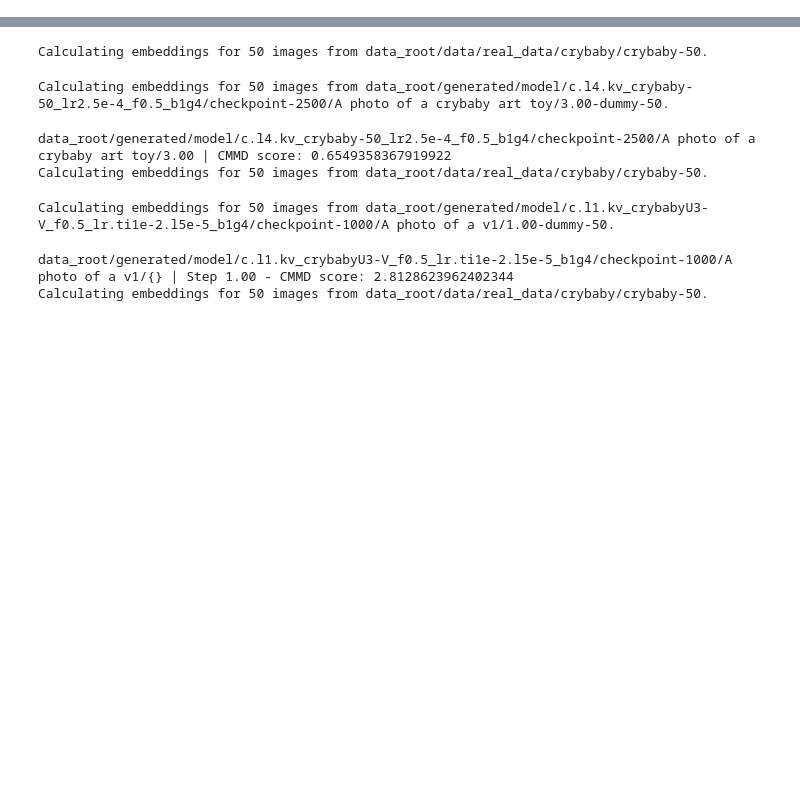
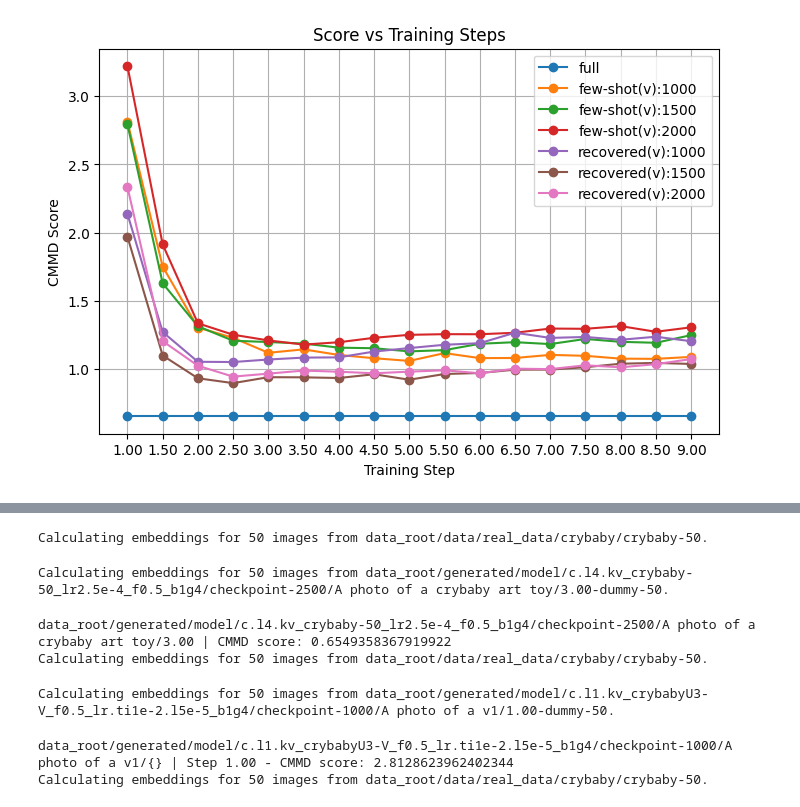
Before and after one commit to nessessence/UUL, a Jupyter notebook: cmmd_evaluate.ipynb, the cells around one changed output, grey strips where cells are left out. Saved outputs shown, nothing was run; the diff lists cells and outputs as text; code cells hidden in the pictures; blank space fills up the shorter version.

Commit message:
precompute score and features & fix max_n for kid

```diff
--- a/cmmd_evaluate.ipynb
+++ b/cmmd_evaluate.ipynb
@@ -122,19 +26,0 @@ def compute_distribution_score_multiexp(gen_img_paths, ref_img_path, steps, labe
-# %%
-
-
-gen_img_paths = [
-    # "data_root/generated/general_concepts/A photo of a toy",
-    # "data_root/generated/model/c.l4.kv_crybaby-50_lr2.5e-4_f0.5_b1g4/checkpoint-2500/A photo of a crybaby art toy/7.50",
-    # "data_root/generated/model/erase_crybaby.object_lr2.5e-4/A photo of a crybaby art toy/7.50",
-    # "data_root/generated/model/c.l1.kv_crybabyU3_f0.5_lr.ti1e-2.l5e-5_b1g4/checkpoint-1000/A photo of a crybaby art toy/{}",
-    "data_root/generated/model/c.l1.kv_crybabyU3-V_f0.5_lr.ti1e-2.l5e-5_b1g4/checkpoint-1000/A photo of a v1/{}",
-    # "data_root/generated/model/uul_crybaby.object_c.l1.kv_crybabyU3_f0.5_lr.ti1e-2.l5e-5_b1g4/checkpoint-1000/A photo of a crybaby art toy/{}",
-    "data_root/generated/model/uul_crybaby.object_c.l1.kv_crybabyU3-V_f0.5_lr.ti1e-2.l5e-5_b1g4/checkpoint-1000/A photo of a v1/{}"
-]
-ref_img_path = "data_root/data/real_data/crybaby/crybaby-50"
-cfgs = [ f'{cfg:.2f}' for cfg in np.arange(1.0, 9.0 + 0.5, 0.5).tolist()]
-# steps = [3250, 3500, 3750, 4000, 4250, 4500]
-# labels = ["general concept","full","erased","few-shot","few-shot(v)", "recovered","recovered(v)"]
-labels = ["few-shot(v)","recovered(v)"]
-
-compute_distribution_score_multiexp(gen_img_paths, ref_img_path, cfgs, labels, device=device, n_max_gen_img=50, method='cmmd')
@@ -159,0 +182,24 @@ Calculating embeddings for 50 images from data_root/generated/model/c.l1.kv_cryb
+# %%
+
+gen_img_paths = [
+    # "data_root/generated/general_concepts/A photo of a toy/{}",
+    "data_root/generated/model/c.l4.kv_crybaby-50_lr2.5e-4_f0.5_b1g4/checkpoint-2500/A photo of a crybaby art toy/3.00",
+    # "data_root/generated/model/erase_crybaby.object_lr2.5e-4/A photo of a crybaby art toy/{}",
+    # "data_root/generated/model/c.l1.kv_crybabyU3_f0.5_lr.ti1e-2.l5e-5_b1g4/checkpoint-1000/A photo of a crybaby art toy/{}",
+    "data_root/generated/model/c.l1.kv_crybabyU3-V_f0.5_lr.ti1e-2.l5e-5_b1g4/checkpoint-1000/A photo of a v1/{}",
+    "data_root/generated/model/c.l1.kv_crybabyU3-V_f0.5_lr.ti1e-2.l5e-5_b1g4/checkpoint-1500/A photo of a v1/{}",
+    "data_root/generated/model/c.l1.kv_crybabyU3-V_f0.5_lr.ti1e-2.l5e-5_b1g4/checkpoint-2000/A photo of a v1/{}",
+    # "data_root/generated/model/uul_crybaby.object_c.l1.kv_crybabyU3_f0.5_lr.ti1e-2.l5e-5_b1g4/checkpoint-1000/A photo of a crybaby art toy/{}",
+    "data_root/generated/model/uul_crybaby.object_c.l1.kv_crybabyU3-V_f0.5_lr.ti1e-2.l5e-5_b1g4/checkpoint-1000/A photo of a v1/{}",
+    "data_root/generated/model/uul_crybaby.object_c.l1.kv_crybabyU3-V_f0.5_lr.ti1e-2.l5e-5_b1g4/checkpoint-1500/A photo of a v1/{}",
+    "data_root/generated/model/uul_crybaby.object_c.l1.kv_crybabyU3-V_f0.5_lr.ti1e-2.l5e-5_b1g4/checkpoint-2000/A photo of a v1/{}",
+]
+ref_img_path = "data_root/data/real_data/crybaby/crybaby-50"
+cfgs = [ f'{cfg:.2f}' for cfg in np.arange(1.0, 9.0 + 0.5, 0.5).tolist()]
+# steps = [3250, 3500, 3750, 4000, 4250, 4500]
+# labels = ["general concept","full","erased","few-shot","few-shot(v)", "recovered","recovered(v)"]
+labels = ["general concept","full","erase","few-shot(v):1000","few-shot(v):1500","few-shot(v):2000","recovered(v):1000","recovered(v):1500","recovered(v):2000"]
+labels = ["full","few-shot(v):1000","few-shot(v):1500","few-shot(v):2000","recovered(v):1000","recovered(v):1500","recovered(v):2000"]
+
+all_scores = compute_distribution_score_multiexp(gen_img_paths, ref_img_path, cfgs, labels, device=device, n_max_gen_img=50, method='cmmd',use_precompute_features_if_exist=True,use_precompute_score_if_exist=True)
+# %% [output]
@@ -159,0 +223 @@ Calculating embeddings for 50 images from data_root/generated/model/c.l1.kv_cryb
+[figure, added]
```
Also changed, not shown: parts of 14 cells of this notebook, 7 other files.
